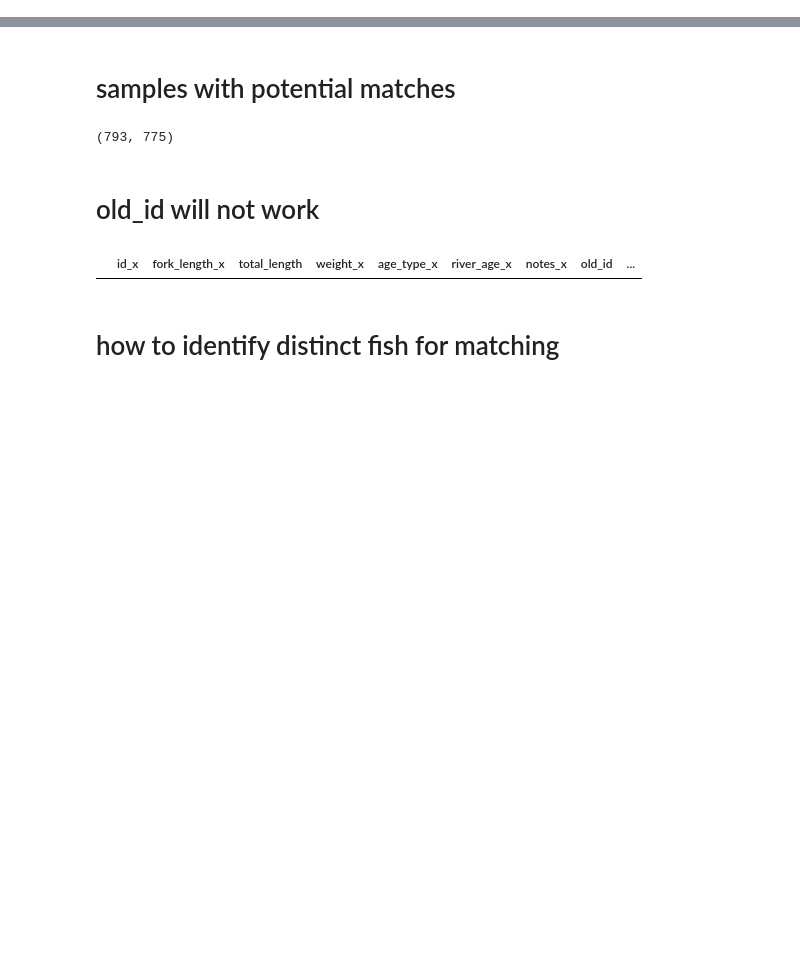
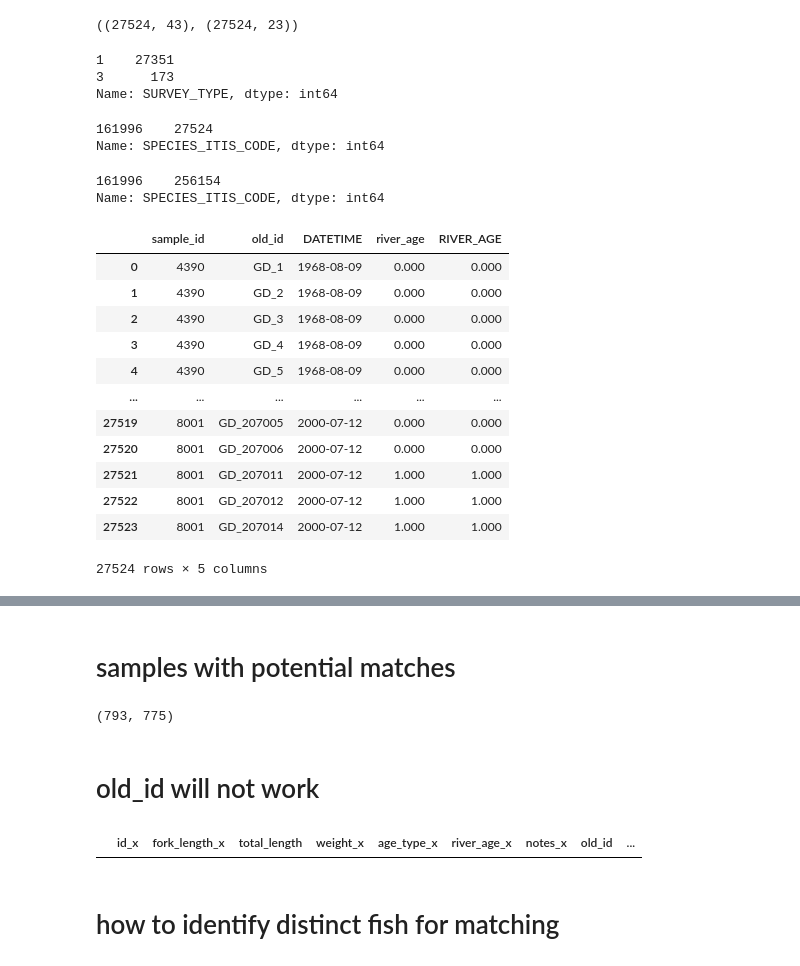
Before and after one commit to dfo-gulf-science/TrapNet-EDA, a Jupyter notebook: Trapnet Historical Data.ipynb, the cells around one changed output, grey strips where cells are left out. Cells and saved outputs as stored; diff of their text form; code cells hidden in the pictures; blank space fills up the shorter version.

```diff
--- a/Trapnet Historical Data.ipynb
+++ b/Trapnet Historical Data.ipynb
@@ -38,0 +48,57 @@ df_spec[['fork_length', 'sex_id']] = df_spec[['fork_length', 'sex_id']].astype('
+# %%
+df_merged = pd.merge(df_hist, df_archive, on='old_id')
+first_columns = ['sample_id', 'old_id', 'DATETIME']
+df_merged = df_merged[first_columns + [x for x in sorted(list(df_merged.columns), key=str.lower) if x not in first_columns]]
+# %%
+# need to join with sample to get dates for comparison
+# SAME NUMBER OF ROWS!!!
+df_merged.shape, pd.read_csv(r'.\csv\trapnet_biologicaldetailing_202302231329.csv', low_memory=False).shape
+# %% [output]
+((27524, 43), (27524, 23))
+# %%
+df_merged.SURVEY_TYPE.value_counts()
+# %% [output]
+1    27351
+3      173
+Name: SURVEY_TYPE, dtype: int64
+# %%
+# all atlantic salmon
+df_merged.SPECIES_ITIS_CODE.value_counts()
+# %% [output]
+161996    27524
+Name: SPECIES_ITIS_CODE, dtype: int64
+# %%
+# about 10x more salmon in the archive file
+df_archive[df_archive.SPECIES_ITIS_CODE=='161996'].SPECIES_ITIS_CODE.value_counts()
+# %% [output]
+161996    256154
+Name: SPECIES_ITIS_CODE, dtype: int64
+# %%
+comparisons = {
+    'age_type': 'AGE_TYPE',
+    'fork_length': 'FORK_LENGTH',
+    'life_stage_id': 'MATURITY',
+    'sex_id': 'SEX',
+    'total_length': 'TOTAL_LENGTH',
+    'weight': 'WEIGHT',
+    'river_age': 'RIVER_AGE'
+}
+# %%
+i = 6
+k = list(comparisons.keys())[i]
+v = comparisons[k]
+df_merged[first_columns + [k, v]]  # how to check if these are always matched? do it individually
+# %% [output]
+|  | sample_id | old_id | DATETIME | river_age | RIVER_AGE |
+| 0 | 4390 | GD_1 | 1968-08-09 | 0.000 | 0.000 |
+| 1 | 4390 | GD_2 | 1968-08-09 | 0.000 | 0.000 |
+| 2 | 4390 | GD_3 | 1968-08-09 | 0.000 | 0.000 |
+| 3 | 4390 | GD_4 | 1968-08-09 | 0.000 | 0.000 |
+| 4 | 4390 | GD_5 | 1968-08-09 | 0.000 | 0.000 |
+| ... | ... | ... | ... | ... | ... |
+| 27519 | 8001 | GD_207005 | 2000-07-12 | 0.000 | 0.000 |
+| 27520 | 8001 | GD_207006 | 2000-07-12 | 0.000 | 0.000 |
+| 27521 | 8001 | GD_207011 | 2000-07-12 | 1.000 | 1.000 |
+| 27522 | 8001 | GD_207012 | 2000-07-12 | 1.000 | 1.000 |
+| 27523 | 8001 | GD_207014 | 2000-07-12 | 1.000 | 1.000 |
+27524 rows × 5 columns
```
Also changed, not shown: parts of 24 cells of this notebook.
